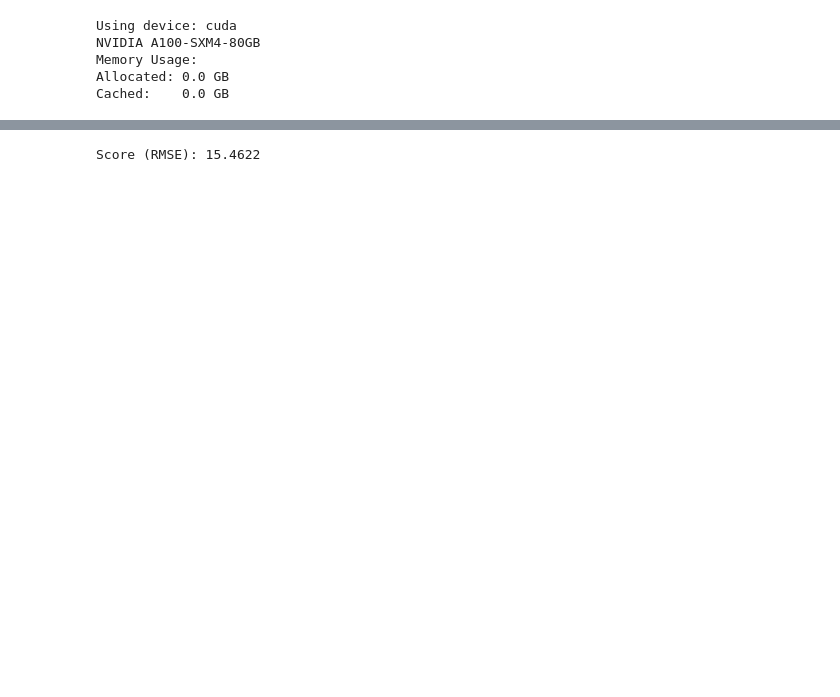
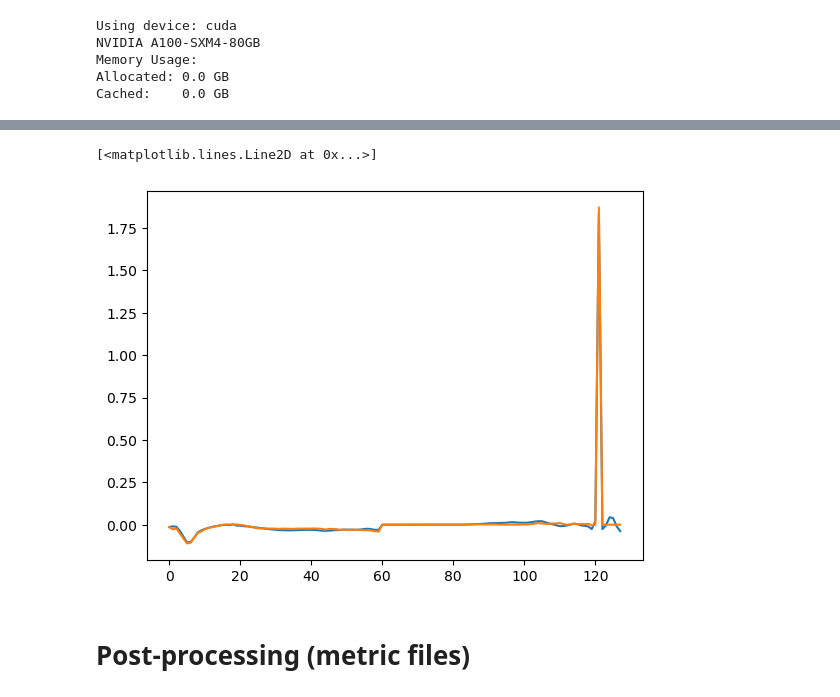
Before and after one commit to shuochenw/climsim_test, a Jupyter notebook: transformer_test.ipynb, the cells around one changed output, grey strips where cells are left out. Saved outputs shown, nothing was run; the diff lists cells and outputs as text; code cells hidden in the pictures; blank space fills up the shorter version.

```diff
--- a/transformer_test.ipynb
+++ b/transformer_test.ipynb
@@ -148,20 +123,21 @@ class PositionalEncoding(nn.Module):
 # %%
 # Model definition using Transformer
 class TransformerModel(nn.Module):
-    def __init__(self, input_dim=1, d_model=64, nhead=4, num_layers=2, dropout=0.2):
+    def __init__(self, input_dim=124, d_model=64, nhead=4, num_layers=2, dropout=0.2):
         super(TransformerModel, self).__init__()
 
         self.encoder = nn.Linear(input_dim, d_model)
         self.pos_encoder = PositionalEncoding(d_model, dropout)
         encoder_layers = nn.TransformerEncoderLayer(d_model, nhead)
         self.transformer_encoder = nn.TransformerEncoder(encoder_layers, num_layers)
-        self.decoder = nn.Linear(d_model, 1)
+        self.decoder = nn.Linear(d_model, 128)
 
     def forward(self, x):
         x = self.encoder(x)
         x = self.pos_encoder(x)
         x = self.transformer_encoder(x)
-        x = self.decoder(x[:, -1, :])
+        # x = self.decoder(x[:, -1, :])
+        x = self.decoder(x)
         return x
 
 model = TransformerModel().to(device)
@@ -227,15 +227,51 @@ Early stopping!
+# %%
+# combine batches
+test_pred = []
+with torch.inference_mode():
+    test_loss = 0
+    model.eval()
+    for X, y in test_dataloader:
+        test_pred_batch = model(X.to(device))
+        test_pred.append(test_pred_batch)
+
+test_pred = torch.cat(tuple(test_pred), dim=0)
+
+def get_original_shape(y):
+    # (space * num_window, seq_size, 124 or 128) > (space, num_window, seq_size, 124 or 128)
+    y = y.reshape(384, int(y.shape[0]/384),SEQUENCE_SIZE,128)
+    # window_1 is values in the first window, take the last value from each rest window and concat to the end.
+    # (space, num_window, seq_size, 124 or 128) > (space, time, 124 or 128)
+    window_1 = y[:, 0, :, :]
+    rest = y[:, 1:, -1, :]
+    y = torch.cat((window_1,rest),dim=1)
+    y = y.reshape(y.shape[0]*y.shape[1],128)
+    return y
+
+# get back the original shape
+y_test = get_original_shape(y_test)
+test_pred = get_original_shape(test_pred)
+
+# to cpu
+test_pred = test_pred.detach().cpu().numpy()
+# %%
+# plot the first sample. Delete this if not necessary.
+plt.plot(test_pred[0,:])
+plt.plot(y_test[0,:])
+# %% [output]
+[<matplotlib.lines.Line2D at 0x...>]
+[figure, added]
 # %%
-# Evaluation
-model.eval()
-predictions = []
-with torch.no_grad():
-    for batch in test_loader:
-        x_batch, y_batch = batch
-        x_batch = x_batch.to(device)
-        outputs = model(x_batch)
-        predictions.extend(outputs.squeeze().tolist())
+# # Evaluation
+# model.eval()
+# predictions = []
+# with torch.no_grad():
+#     for batch in test_dataloader:
+#         x_batch, y_batch = batch
+#         x_batch = x_batch.to(device)
+#         outputs = model(x_batch)
+#         predictions.extend(outputs.squeeze().tolist())
 
-rmse = np.sqrt(np.mean((scaler.inverse_transform(np.array(predictions).reshape(-1, 1)) - scaler.inverse_transform(y_test.numpy().reshape(-1, 1)))**2))
-print(f"Score (RMSE): {rmse:.4f}")
+# rmse = np.sqrt(np.mean((scaler.inverse_transform(np.array(predictions).reshape(-1, 1)) - scaler.inverse_transform(y_test.numpy().reshape(-1, 1)))**2))
+# print(f"Score (RMSE): {rmse:.4f}")
-# %% [output]
-Score (RMSE): 15.4622
+# %% [markdown]
+# Post-processing (metric files)
```
Also changed, not shown: parts of 27 cells of this notebook, 9 other files.
